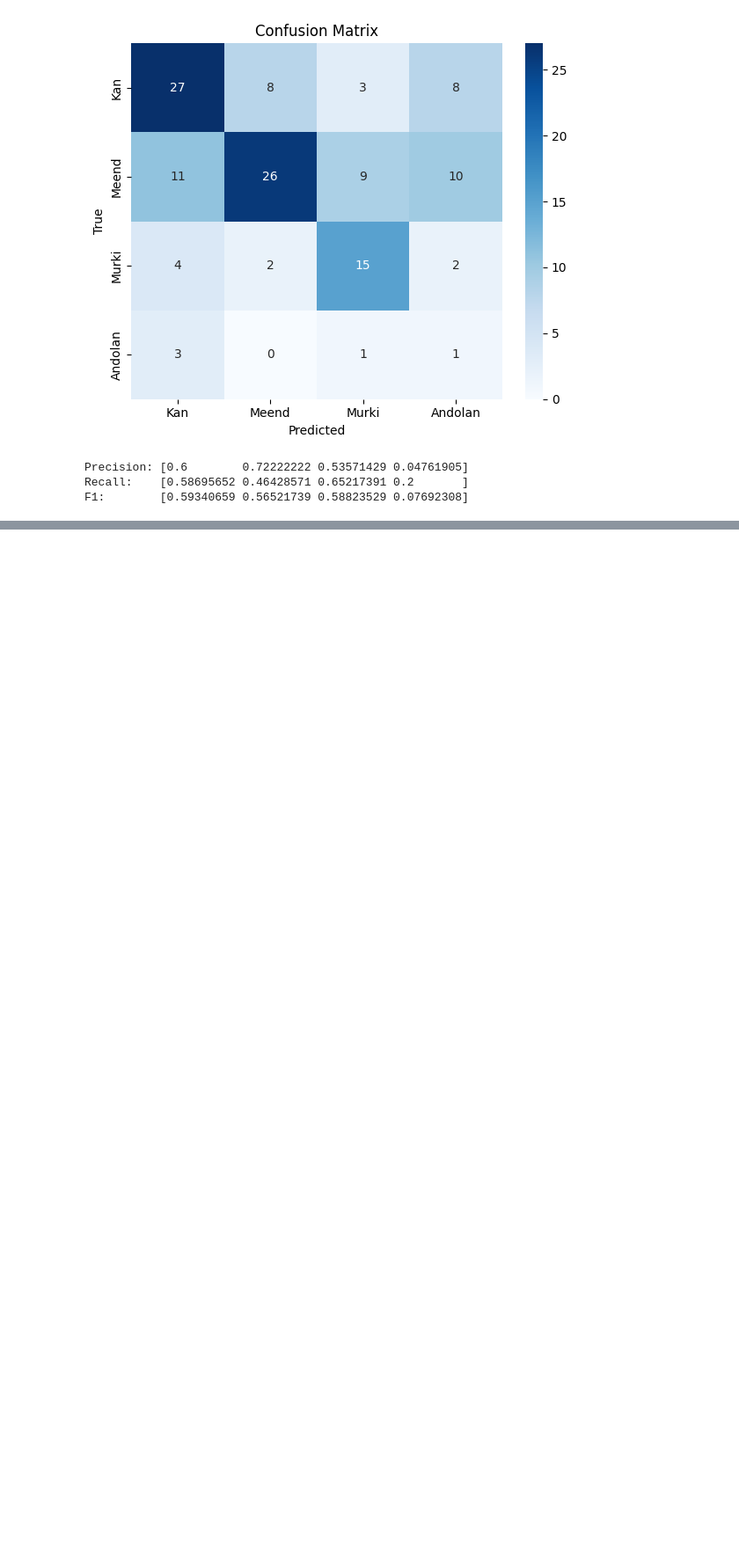
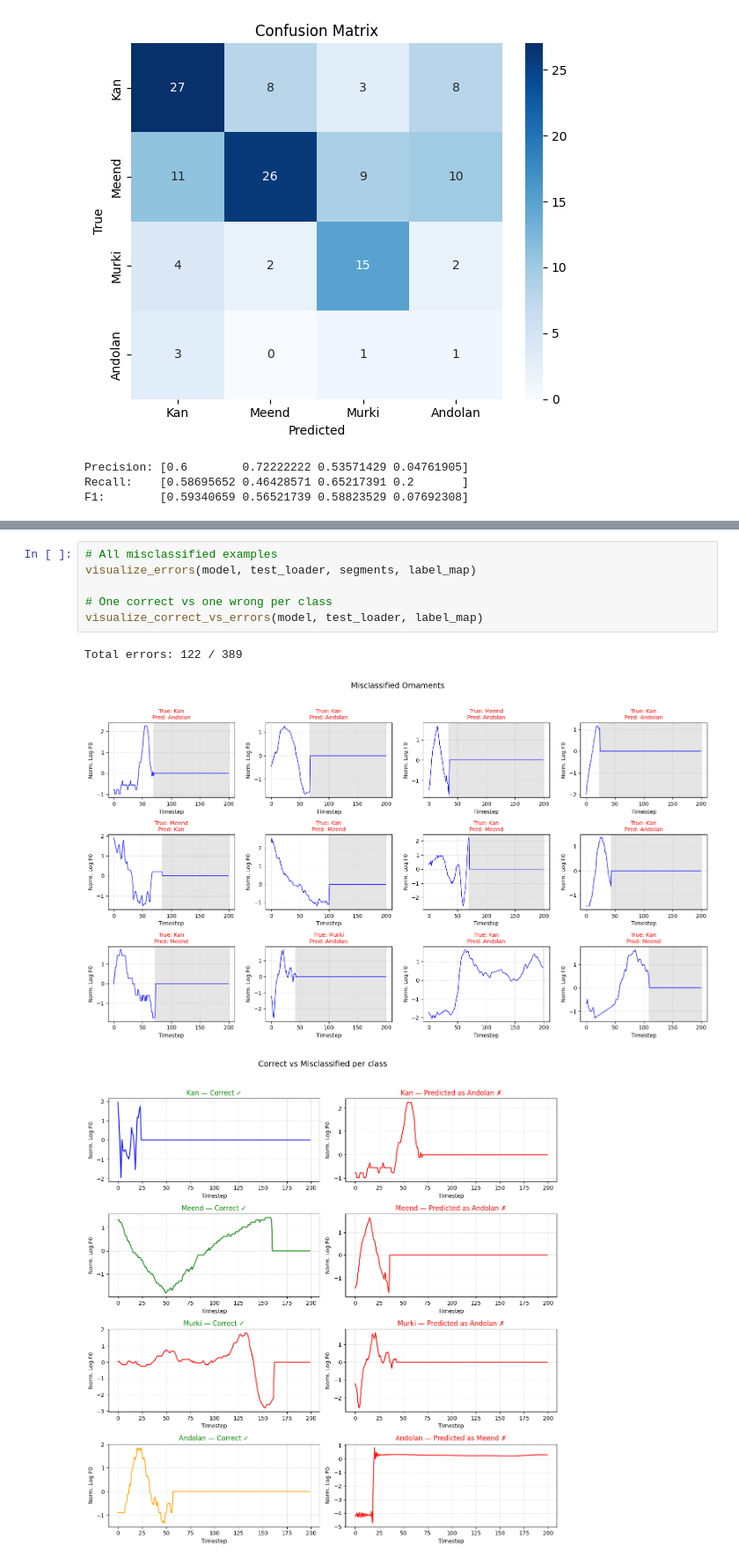
Before and after one commit to Sangarshanan/hindustani-ornamentation-classification, a Jupyter notebook: notebooks/TCN_experiments.ipynb, the cells around one changed output, grey strips where cells are left out. Shown at 88% size. Cells and saved outputs as stored; diff of their text form; blank space fills up the shorter version.

```diff
--- a/notebooks/TCN_experiments.ipynb
+++ b/notebooks/TCN_experiments.ipynb
@@ -907,0 +1238,10 @@ F1:        [0.59340659 0.56521739 0.58823529 0.07692308]
+# %%
+# All misclassified examples
+visualize_errors(model, test_loader, segments, label_map)
+
+# One correct vs one wrong per class
+visualize_correct_vs_errors(model, test_loader, label_map)
+# %% [output]
+Total errors: 122 / 389
+[figure, added]
+[figure, added]
```
Also changed, not shown: parts of 17 cells of this notebook.
